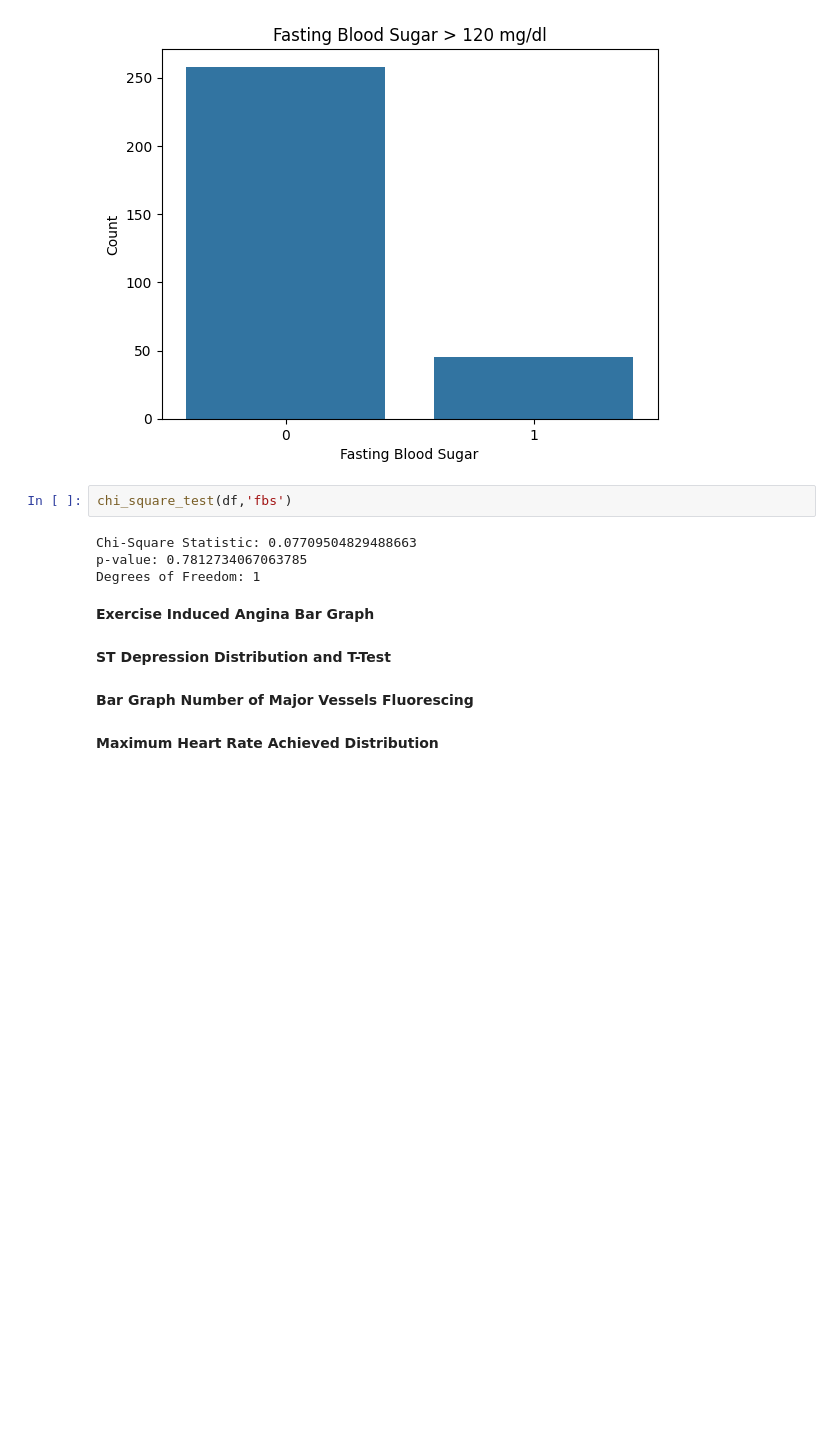
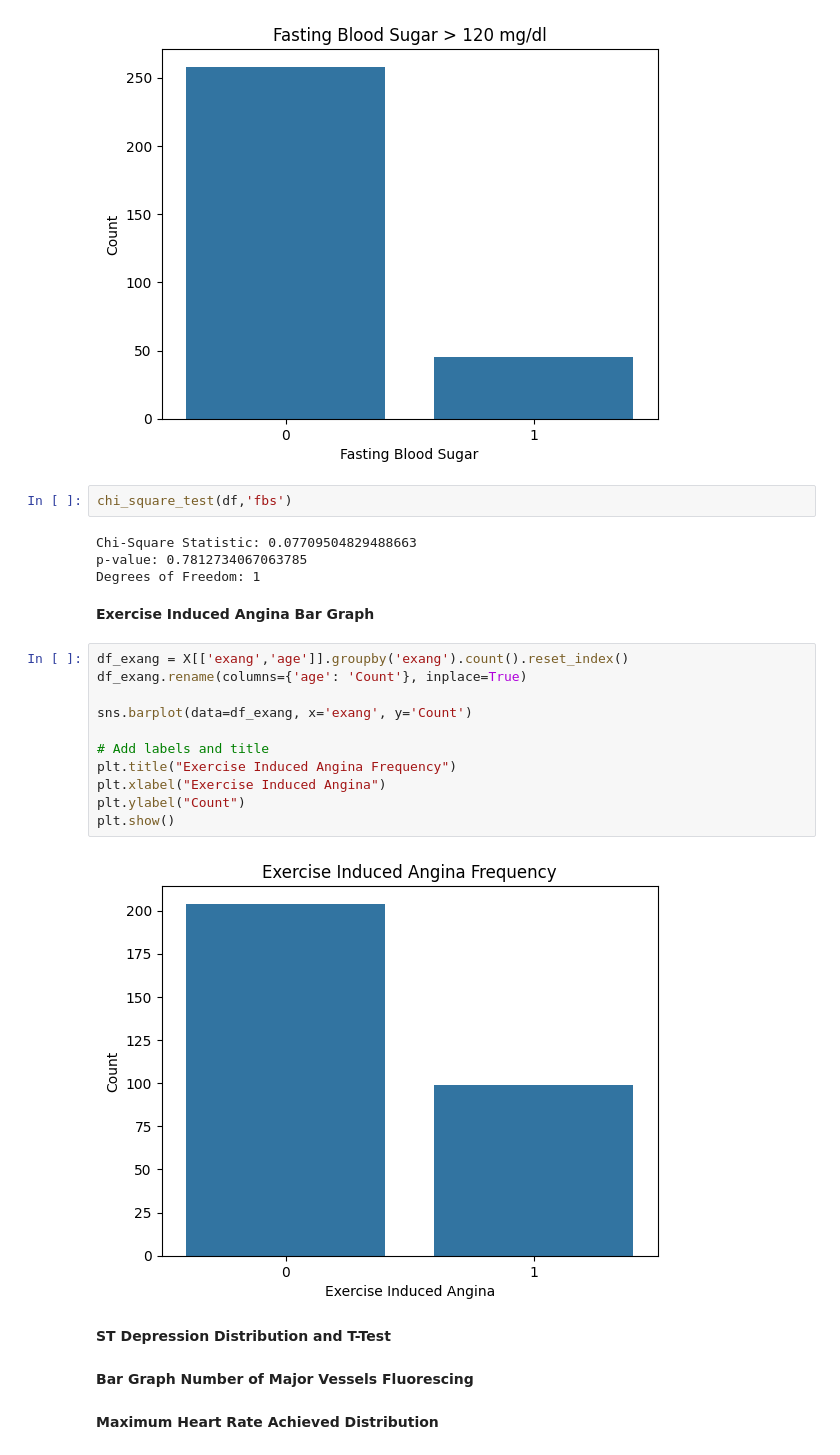
Before and after one commit to rhiats/classification_CAD, a Jupyter notebook: Heart_Disease.ipynb, the cells around one changed output. Saved outputs shown, nothing was run; the diff lists cells and outputs as text; blank space fills up the shorter version.

Commit message:
Exercise Induced Angina bar chart

```diff
--- a/Heart_Disease.ipynb
+++ b/Heart_Disease.ipynb
@@ -324,6 +324,19 @@ p-value: 0.7812734067063785
 Degrees of Freedom: 1
 # %% [markdown]
 **Exercise Induced Angina Bar Graph**
+# %%
+df_exang = X[['exang','age']].groupby('exang').count().reset_index()
+df_exang.rename(columns={'age': 'Count'}, inplace=True)
+
+sns.barplot(data=df_exang, x='exang', y='Count')
+
+# Add labels and title
+plt.title("Exercise Induced Angina Frequency")
+plt.xlabel("Exercise Induced Angina")
+plt.ylabel("Count")
+plt.show()
+# %% [output]
+[figure, added]
 # %% [markdown]
 **ST Depression Distribution and T-Test**
 # %% [markdown]
```
Also changed, not shown: parts of 1 cell of this notebook.
